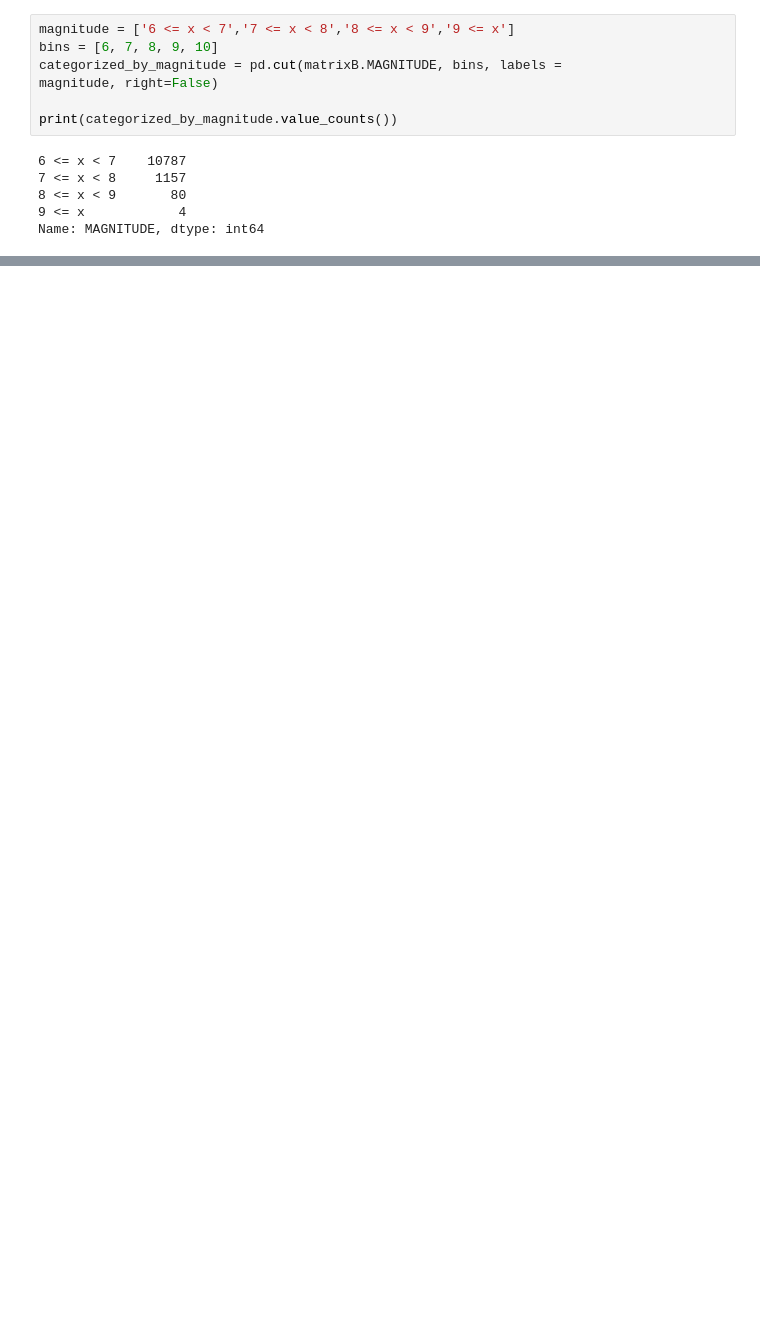
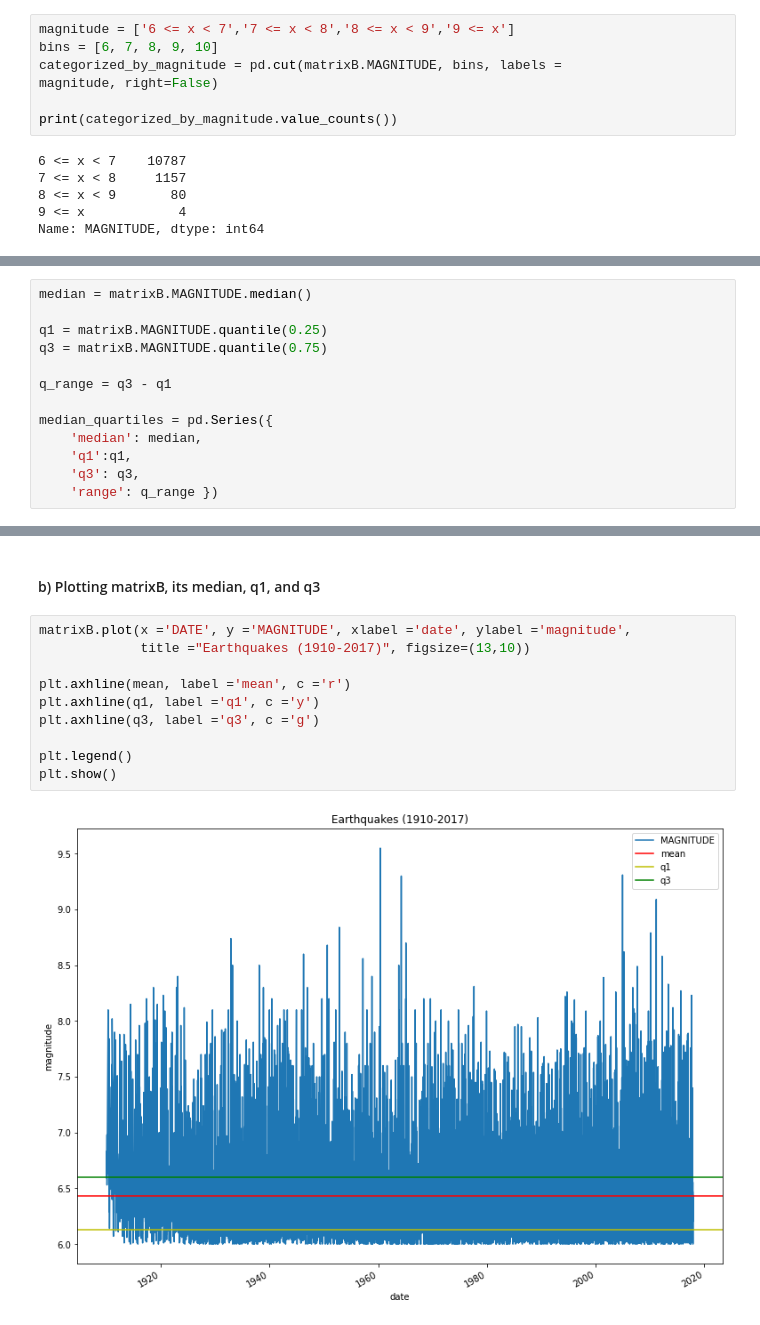
Before and after one commit to elchingurban/earthquake_data_analysis, a Jupyter notebook: earthquake.ipynb, the cells around one changed output, grey strips where cells are left out. Cells and saved outputs as stored; diff of their text form; blank space fills up the shorter version.

Commit message:
Median

```diff
--- a/earthquake.ipynb
+++ b/earthquake.ipynb
@@ -255,0 +260,13 @@ dtype: float64
+# %%
+median = matrixB.MAGNITUDE.median()
+
+q1 = matrixB.MAGNITUDE.quantile(0.25)
+q3 = matrixB.MAGNITUDE.quantile(0.75)
+
+q_range = q3 - q1
+
+median_quartiles = pd.Series({
+    'median': median,
+    'q1':q1,
+    'q3': q3,
+    'range': q_range })
@@ -255,0 +281,14 @@ dtype: float64
+# %% [markdown]
+#### b) Plotting matrixB, its median, q1, and q3
+# %%
+matrixB.plot(x ='DATE', y ='MAGNITUDE', xlabel ='date', ylabel ='magnitude',
+             title ="Earthquakes (1910-2017)", figsize=(13,10))
+
+plt.axhline(mean, label ='mean', c ='r')
+plt.axhline(q1, label ='q1', c ='y')
+plt.axhline(q3, label ='q3', c ='g')
+
+plt.legend()
+plt.show()
+# %% [output]
+[figure, added]
```
Also changed, not shown: parts of 39 cells of this notebook.
